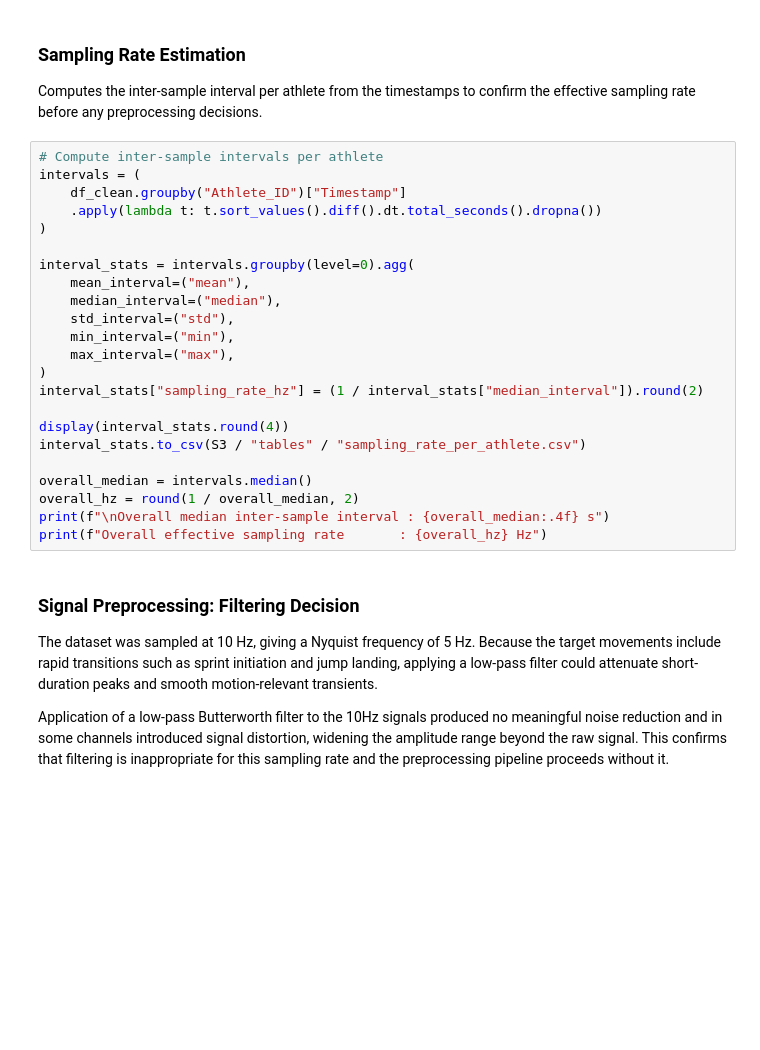
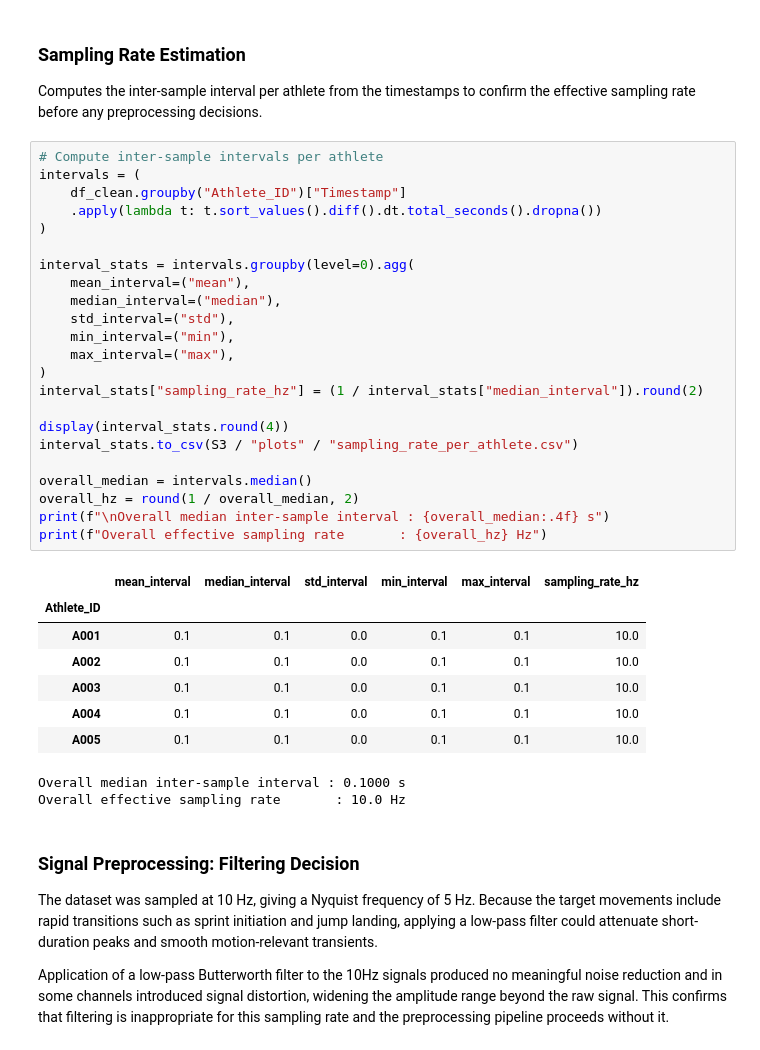
Before and after one commit to ritsukye/CS156---Project-Motion-Phase-ML, a Jupyter notebook: 01_motionphase/motionphaserecognition.ipynb, the cells around one changed output. Drawn from its saved outputs; the diff is of its cells as text; blank space fills up the shorter version.

```diff
--- a/01_motionphase/motionphaserecognition.ipynb
+++ b/01_motionphase/motionphaserecognition.ipynb
@@ -444,26 +511,36 @@ Computes the inter-sample interval per athlete from the timestamps to confirm th
 # %%
 # Compute inter-sample intervals per athlete
 intervals = (
     df_clean.groupby("Athlete_ID")["Timestamp"]
     .apply(lambda t: t.sort_values().diff().dt.total_seconds().dropna())
 )
 
 interval_stats = intervals.groupby(level=0).agg(
     mean_interval=("mean"),
     median_interval=("median"),
     std_interval=("std"),
     min_interval=("min"),
     max_interval=("max"),
 )
 interval_stats["sampling_rate_hz"] = (1 / interval_stats["median_interval"]).round(2)
 
 display(interval_stats.round(4))
-interval_stats.to_csv(S3 / "tables" / "sampling_rate_per_athlete.csv")
+interval_stats.to_csv(S3 / "plots" / "sampling_rate_per_athlete.csv")
 
 overall_median = intervals.median()
 overall_hz = round(1 / overall_median, 2)
 print(f"\nOverall median inter-sample interval : {overall_median:.4f} s")
 print(f"Overall effective sampling rate       : {overall_hz} Hz")
+# %% [output]
+|  | mean_interval | median_interval | std_interval | min_interval | max_interval | sampling_rate_hz |
+| Athlete_ID |  |  |  |  |  |  |
+| A001 | 0.1 | 0.1 | 0.0 | 0.1 | 0.1 | 10.0 |
+| A002 | 0.1 | 0.1 | 0.0 | 0.1 | 0.1 | 10.0 |
+| A003 | 0.1 | 0.1 | 0.0 | 0.1 | 0.1 | 10.0 |
+| A004 | 0.1 | 0.1 | 0.0 | 0.1 | 0.1 | 10.0 |
+| A005 | 0.1 | 0.1 | 0.0 | 0.1 | 0.1 | 10.0 |
+Overall median inter-sample interval : 0.1000 s
+Overall effective sampling rate       : 10.0 Hz
 # %% [markdown]
 ### Signal Preprocessing: Filtering Decision
 
```
Also changed, not shown: parts of 78 cells of this notebook, 6 other files.
